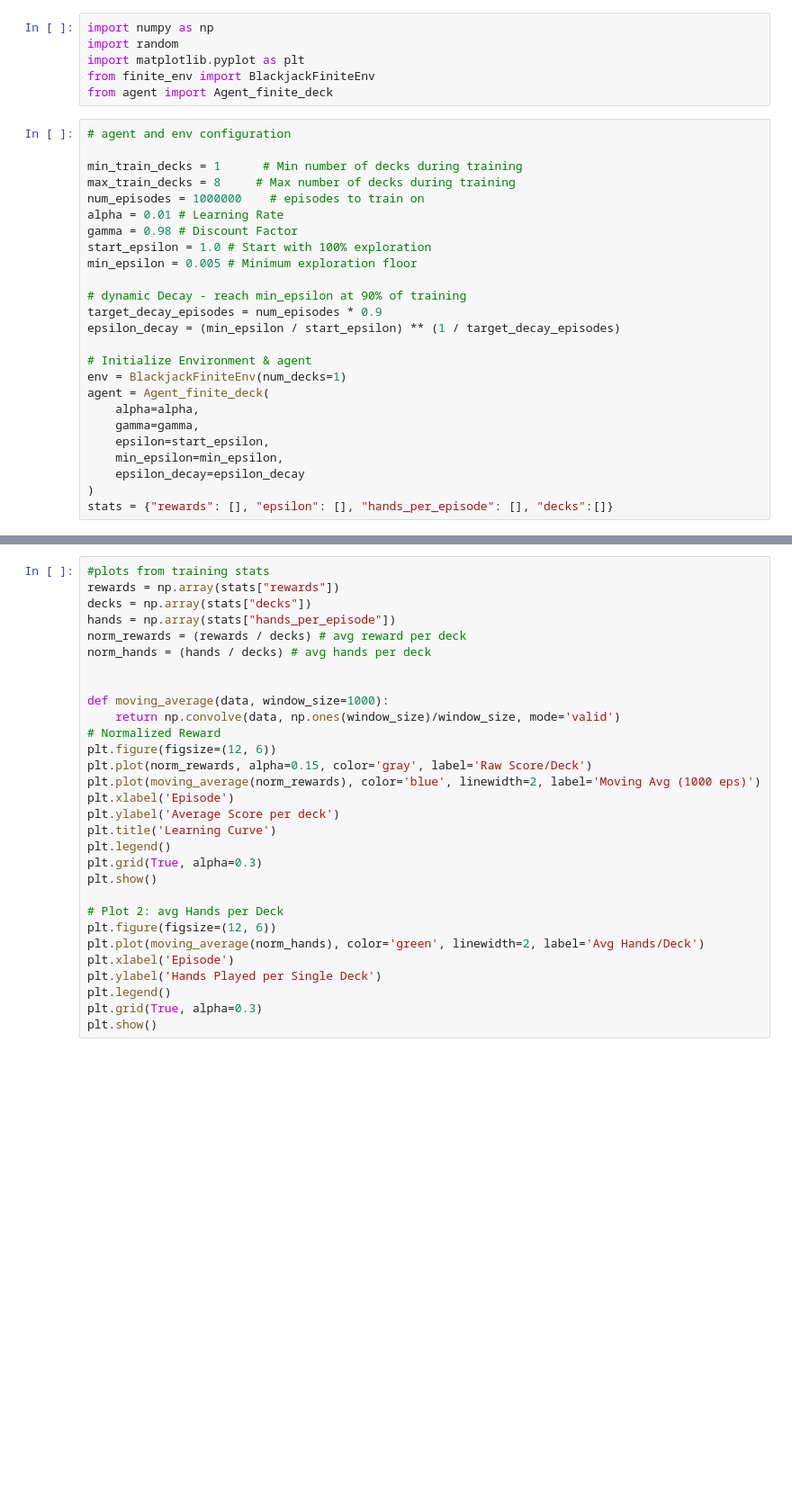
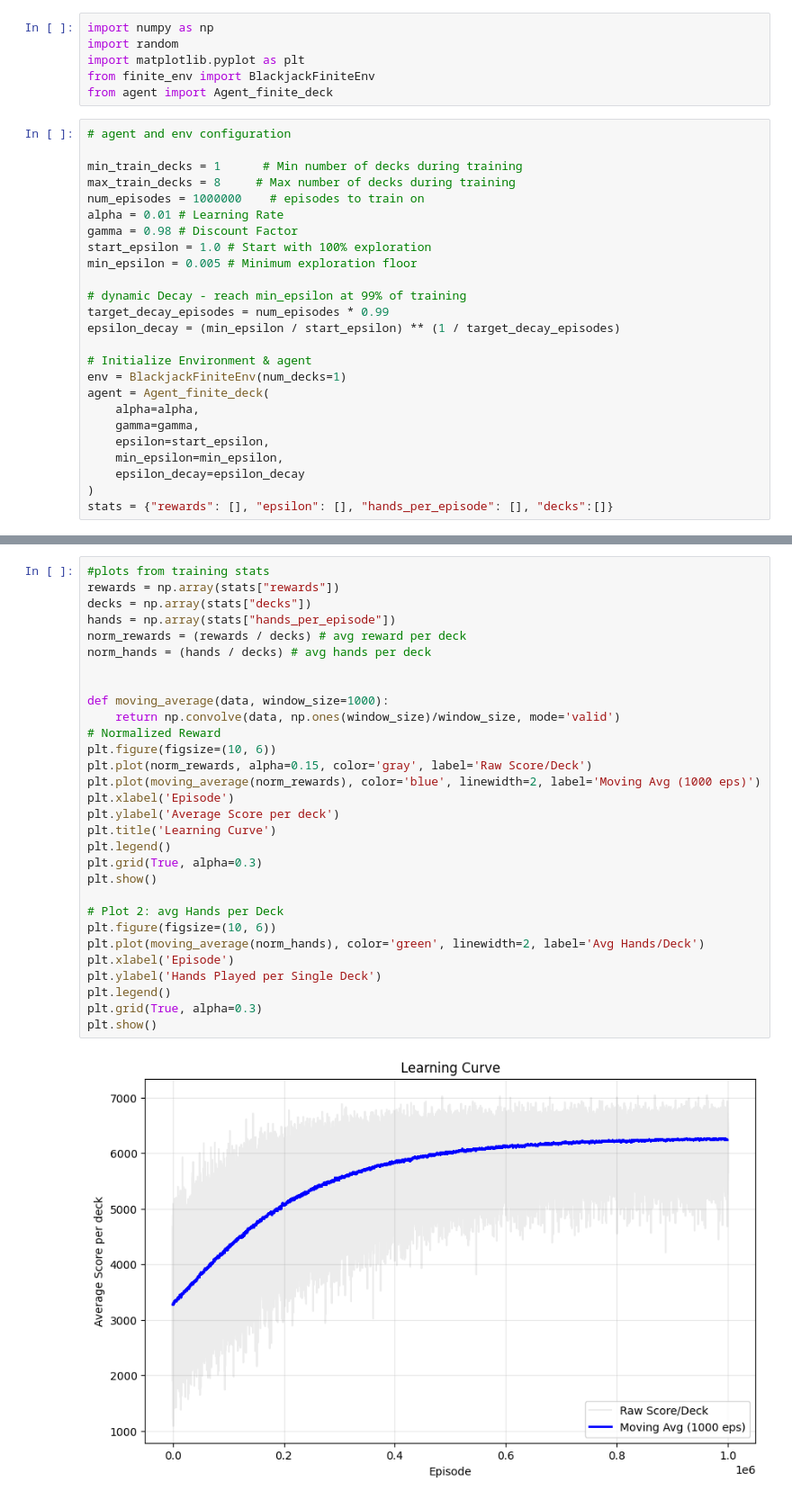
Before and after one commit to kavyavijaysankar/MLiS-RL-Blackjack, a Jupyter notebook: training_finite.ipynb, the cells around one changed output, grey strips where cells are left out. Shown at 90% size. Cells and saved outputs as stored; diff of their text form; blank space fills up the shorter version.

```diff
--- a/training_finite.ipynb
+++ b/training_finite.ipynb
@@ -15,8 +15,8 @@ gamma = 0.98 # Discount Factor
 start_epsilon = 1.0 # Start with 100% exploration
 min_epsilon = 0.005 # Minimum exploration floor
 
-# dynamic Decay - reach min_epsilon at 90% of training
-target_decay_episodes = num_episodes * 0.9
+# dynamic Decay - reach min_epsilon at 99% of training
+target_decay_episodes = num_episodes * 0.99
 epsilon_decay = (min_epsilon / start_epsilon) ** (1 / target_decay_episodes)
 
 # Initialize Environment & agent
@@ -69,30 +87,32 @@ for episode in range(num_episodes):
 # %%
 #plots from training stats
 rewards = np.array(stats["rewards"])
 decks = np.array(stats["decks"])
 hands = np.array(stats["hands_per_episode"])
 norm_rewards = (rewards / decks) # avg reward per deck
 norm_hands = (hands / decks) # avg hands per deck
 
 
 def moving_average(data, window_size=1000):
     return np.convolve(data, np.ones(window_size)/window_size, mode='valid')
 # Normalized Reward
-plt.figure(figsize=(12, 6))
+plt.figure(figsize=(10, 6))
 plt.plot(norm_rewards, alpha=0.15, color='gray', label='Raw Score/Deck')
 plt.plot(moving_average(norm_rewards), color='blue', linewidth=2, label='Moving Avg (1000 eps)')
 plt.xlabel('Episode')
 plt.ylabel('Average Score per deck')
 plt.title('Learning Curve')
 plt.legend()
 plt.grid(True, alpha=0.3)
 plt.show()
 
 # Plot 2: avg Hands per Deck
-plt.figure(figsize=(12, 6))
+plt.figure(figsize=(10, 6))
 plt.plot(moving_average(norm_hands), color='green', linewidth=2, label='Avg Hands/Deck')
 plt.xlabel('Episode')
 plt.ylabel('Hands Played per Single Deck')
 plt.legend()
 plt.grid(True, alpha=0.3)
 plt.show()
+# %% [output]
+[figure, added]
```
Also changed, not shown: parts of 3 cells of this notebook, 1 other file.
